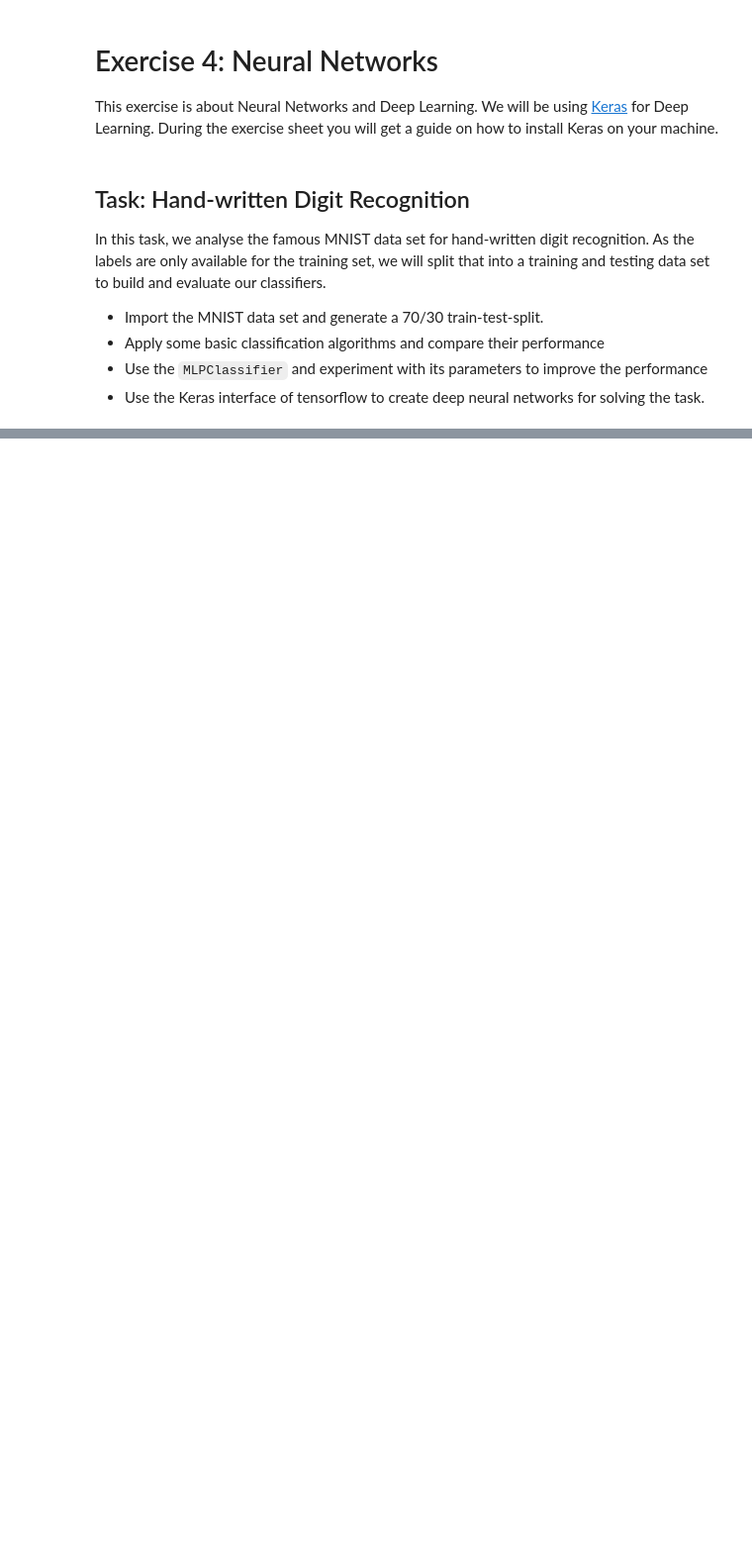
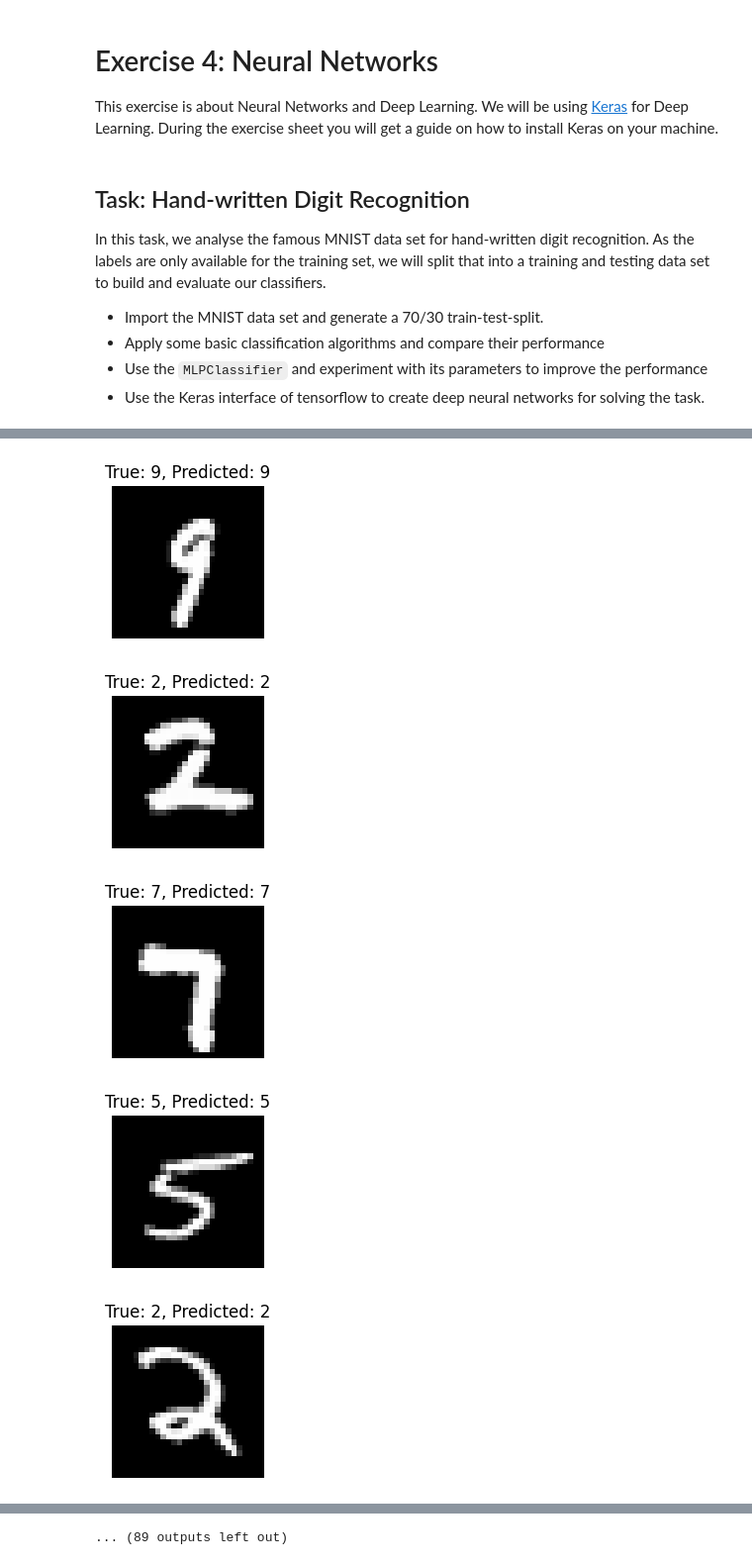
Before and after one commit to johannadke/KI-Vorlesung, a Jupyter notebook: Exercise_NeuralNetworks.ipynb, the cells around one changed output, grey strips where cells are left out. Shown: that part at 99% size. Saved outputs shown, nothing was run; the diff lists cells and outputs as text; code cells hidden in the pictures; blank space fills up the shorter version.

```diff
--- a/Exercise_NeuralNetworks.ipynb
+++ b/Exercise_NeuralNetworks.ipynb
@@ -196,7 +196,7 @@ model.add(Dense(10, activation='softmax'))
 model.compile(loss='categorical_crossentropy', optimizer='adam', metrics=['accuracy'])
 
 # Fit the model
-model.fit(X_train, y_train, epochs=10, batch_size=200, verbose=2)
+model.fit(X_train, y_train, epochs=100, batch_size=60, verbose=2)
 
 # Evaluate the model
 scores = model.evaluate(X_test, y_test, verbose=0)
@@ -244,0 +253,24 @@ print(grid_search.best_params_)
+# %%
+# nehme 5 zufällige Bilder aus dem Testset und zeige sie an
+
+# Ensure y_test contains original labels
+y_test_labels = np.argmax(y_test, axis=1)  # Convert one-hot encoded labels back to original if necessary
+
+# Predicting the classes for the test data
+predictions = model.predict(X_test)
+predicted_classes = np.argmax(predictions, axis=1)
+
+# Randomly selecting 5 test samples
+indices = np.random.choice(range(len(X_test)), size=100)
+
+for i, index in enumerate(indices):
+    predicted_class = predicted_classes[index]
+    true_class = y_test_labels[index]  # Use y_test_labels to get the true class
+
+    plt.figure(figsize=(2, 2))
+    X_test_df = pd.DataFrame(X_test)
+    plt.imshow(X_test_df.iloc[index].values.reshape(28, 28), cmap='gray')
+    plt.title(f"True: {true_class}, Predicted: {predicted_class}")
+    plt.axis('off')
+    plt.show()
+# %% [output]
@@ -244,0 +278,5 @@ print(grid_search.best_params_)
+[figure, added]
+[figure, added]
+[figure, added]
+[figure, added]
+[figure, added]
@@ -244,0 +289 @@ print(grid_search.best_params_)
+... (89 outputs left out)
```
Also changed, not shown: parts of 8 cells of this notebook, 1 other file.
